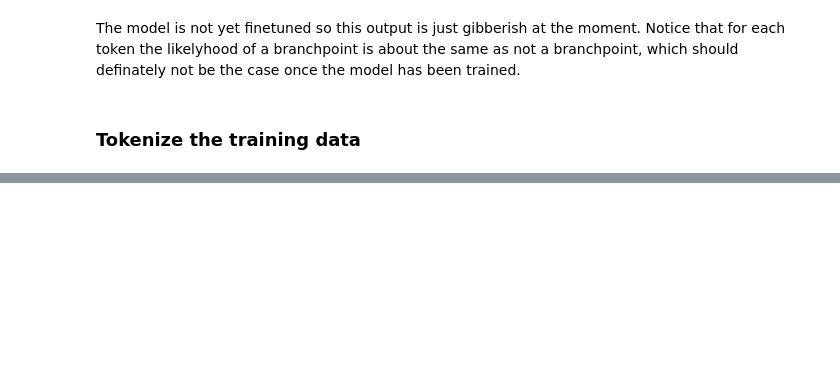
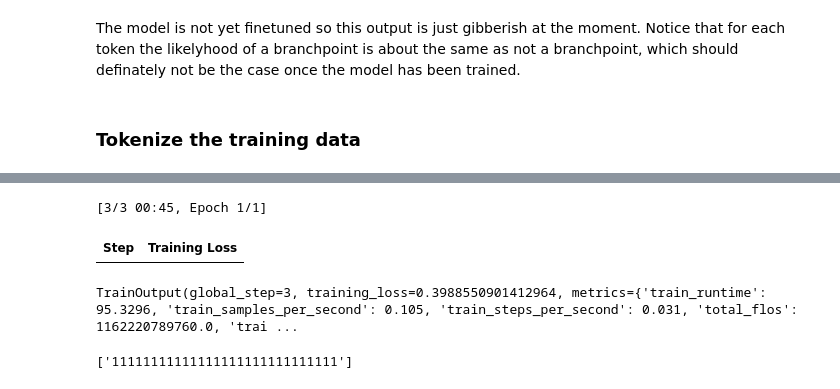
Before and after one commit to AliSaadatV/BP_LM, a Jupyter notebook: splicebert_training.ipynb, the cells around one changed output, grey strips where cells are left out. Drawn from its saved outputs; the diff is of its cells as text; code cells hidden in the pictures; blank space fills up the shorter version.

Commit message:
Added the actual training code. Have not done a proper training on full dataset yet, so can't guarantee it works yet

```diff
--- a/splicebert_training.ipynb
+++ b/splicebert_training.ipynb
@@ -213,0 +203,45 @@ nrow df2: 578
+# %%
+#packaged for use in dataset class
+input_ids = tokenizer(input_sequences, padding = 'max_length', padding_side = 'left', max_length = 1024) #, padding = 'max_length', padding_side = 'left', max_length = 1024) #We can do padding at this step but i think we use data_collator later for that
+# %%
+# Build the dataset structure we will pass for training
+from datasets import Dataset
+
+train_dataset = Dataset.from_dict(input_ids)
+train_dataset = train_dataset.add_column("labels", input_labels)
+# %%
+#Set up the collator (I think it does padding)
+from transformers import DataCollatorForTokenClassification, TrainingArguments, Trainer
+data_collator = DataCollatorForTokenClassification(tokenizer)
+# %%
+#Define model training parameters
+model_name = SPLICEBERT_PATH.split("/")[-1]
+batch_size = 4
+
+args = TrainingArguments(
+    f"{model_name}-finetuned-secondary-structure",
+    eval_strategy = "no",
+    save_strategy = "epoch",
+    learning_rate=3e-4,
+    per_device_train_batch_size=batch_size,
+    per_device_eval_batch_size=batch_size,
+    num_train_epochs=1,
+    weight_decay=0.001,
+    #load_best_model_at_end=True,
+    metric_for_best_model="accuracy",
+    #push_to_hub=True,
+)
+# %%
+trainer = Trainer(
+    model,
+    args,
+    train_dataset=train_dataset,
+    tokenizer=tokenizer,
+    data_collator=data_collator,
+)
+
+trainer.train()
+# %% [output]
+[3/3 00:45, Epoch 1/1]
+| Step | Training Loss |
+TrainOutput(global_step=3, training_loss=0.3988550901412964, metrics={'train_runtime': 95.3296, 'train_samples_per_second': 0.105, 'train_steps_per_second': 0.031, 'total_flos': 1162220789760.0, 'trai ...
@@ -213,0 +253,4 @@ nrow df2: 578
+# %%
+print(logittobinary(logit))
+# %% [output]
+['11111111111111111111111111111']
```
Also changed, not shown: parts of 18 cells of this notebook.
